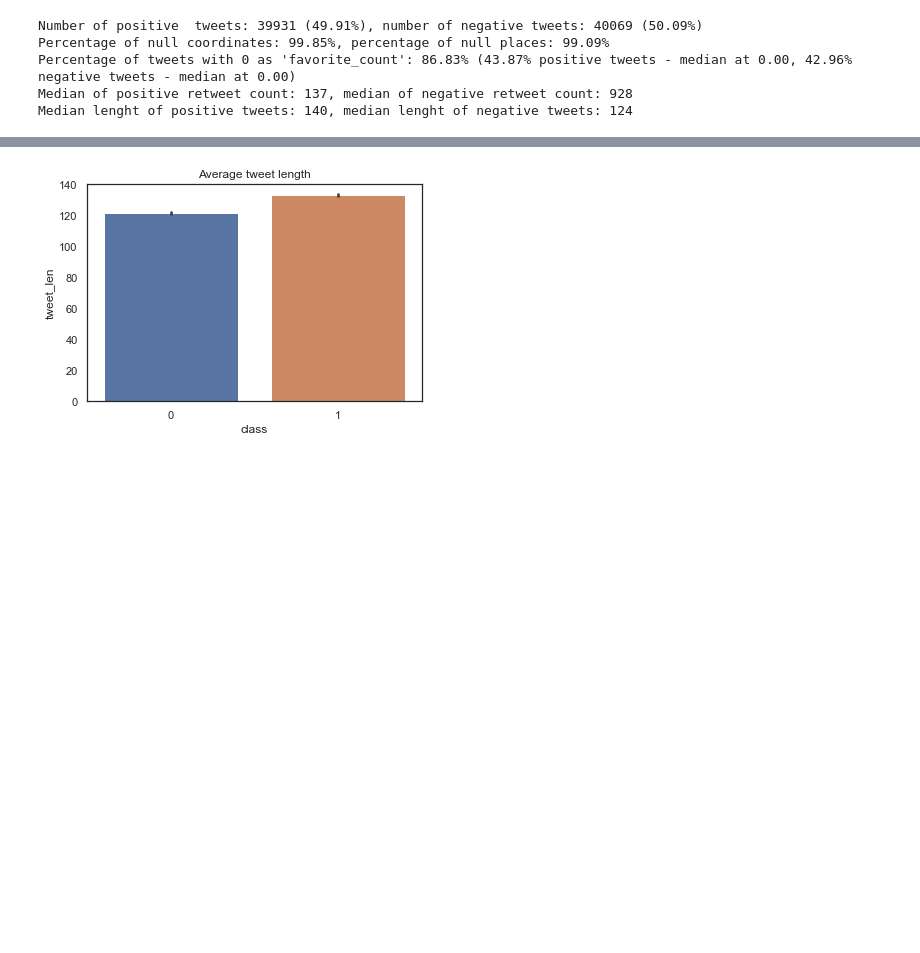
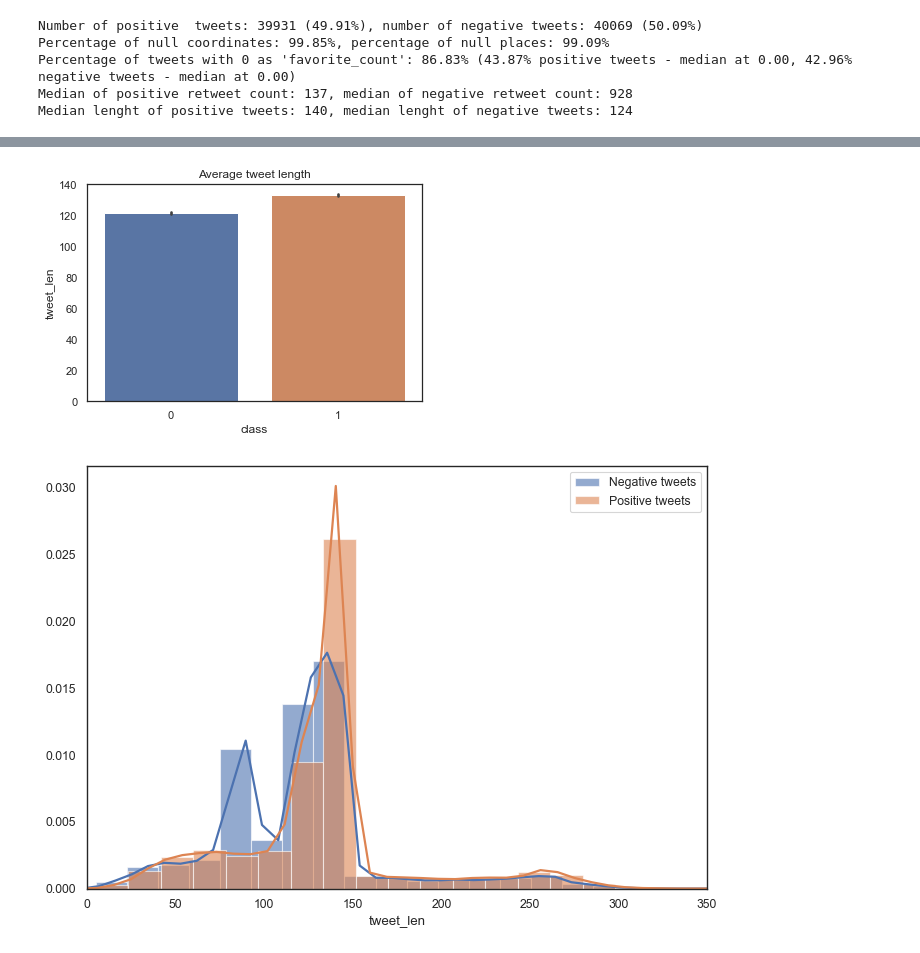
Before and after one commit to d-cota/Sentiment-analysis-BLM, a Jupyter notebook: DSLab_Project/DSLab_Project.ipynb, the cells around one changed output, grey strips where cells are left out. Cells and saved outputs as stored; diff of their text form; code cells hidden in the pictures; blank space fills up the shorter version.

Commit message:
tweet len distribution plot

```diff
--- a/DSLab_Project/DSLab_Project.ipynb
+++ b/DSLab_Project/DSLab_Project.ipynb
@@ -4,7 +4,8 @@ import matplotlib.pyplot as plt
 import seaborn as sns
 import numpy as np
 from sklearn import preprocessing
-import statistics
+
+sns.set_style("white")
 
 FEATURE_LIST = ['created_at', 'id', 'full_text', 'user', 'retweet_count', 'favorite_count', 'coordinates', 'place', 'class']
 N_BINS = 18
@@ -54,30 +55,45 @@ fig, axs = plt.subplots(ncols=2, figsize=(12,8))
 g = sns.boxplot('class', 'retweet_count', data=training_set, ax=axs[0])
 g.set_yscale('log')
 axs[0].set_title("Data distribution of 'retweet count'")
 
 fav_count = training_set['favorite_count'].to_numpy().reshape(-1,1)
 
 discretizer = preprocessing.KBinsDiscretizer(n_bins=N_BINS, encode='ordinal', strategy='kmeans')
 X_binned = discretizer.fit_transform(fav_count)
 X_binned = np.reshape(X_binned, len(X_binned))
 
 ranges = []
 for i in range(len(discretizer.bin_edges_[0]) - 1):
     item = (int(discretizer.bin_edges_[0][i]), int(discretizer.bin_edges_[0][i+1]))
     ranges.append(item)
 
 g = sns.countplot(X_binned, hue='class', data=training_set, ax=axs[1])
 g.set_yscale('log')
 g.set_xticklabels(ranges, rotation=90)
 axs[1].set_title("Frequency of 'favorite count' grouped in ranges")
 
 plt.savefig(IMAGE_PATH + 'distribution')
 plt.show()
 
 ax = plt.subplot()
 ax.set_title("Average tweet length")
 sns.barplot('class', 'tweet_len', data=training_set)
 plt.savefig(IMAGE_PATH + 'tweet_len')
+
+x1 = training_set.loc[training_set['class'] == 1, 'tweet_len']
+x2 = training_set.loc[training_set['class'] == 0, 'tweet_len']
+
+kwargs = dict(hist_kws={'alpha':.6}, kde_kws={'linewidth':2}, norm_hist=True)
+
+plt.figure(figsize=(10,7), dpi= 80)
+
+sns.distplot(x2, label="Negative tweets", **kwargs)
+sns.distplot(x1, label="Positive tweets", **kwargs)
+
+plt.xlim(0,350)
+plt.legend()
+plt.savefig(IMAGE_PATH + 'len_distrib')
 # %% [output]
 [figure]
 [figure]
+[figure, added]
```
Also changed, not shown: parts of 1 cell of this notebook.
